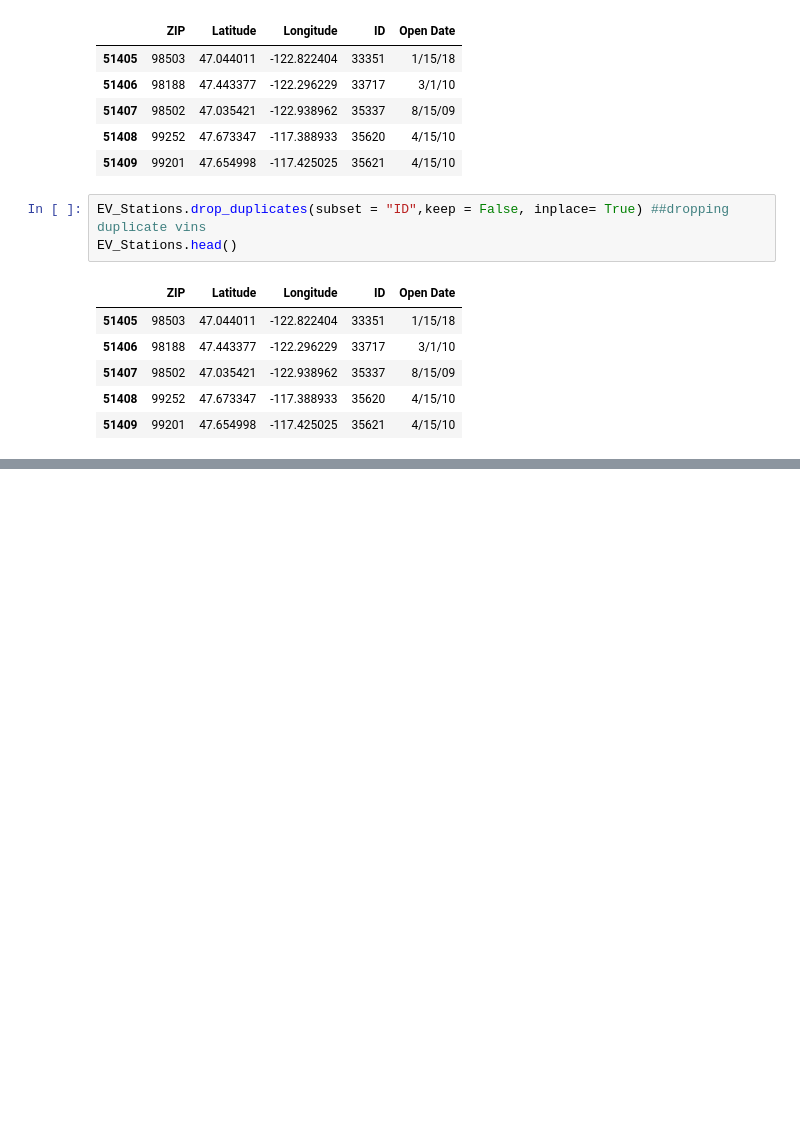
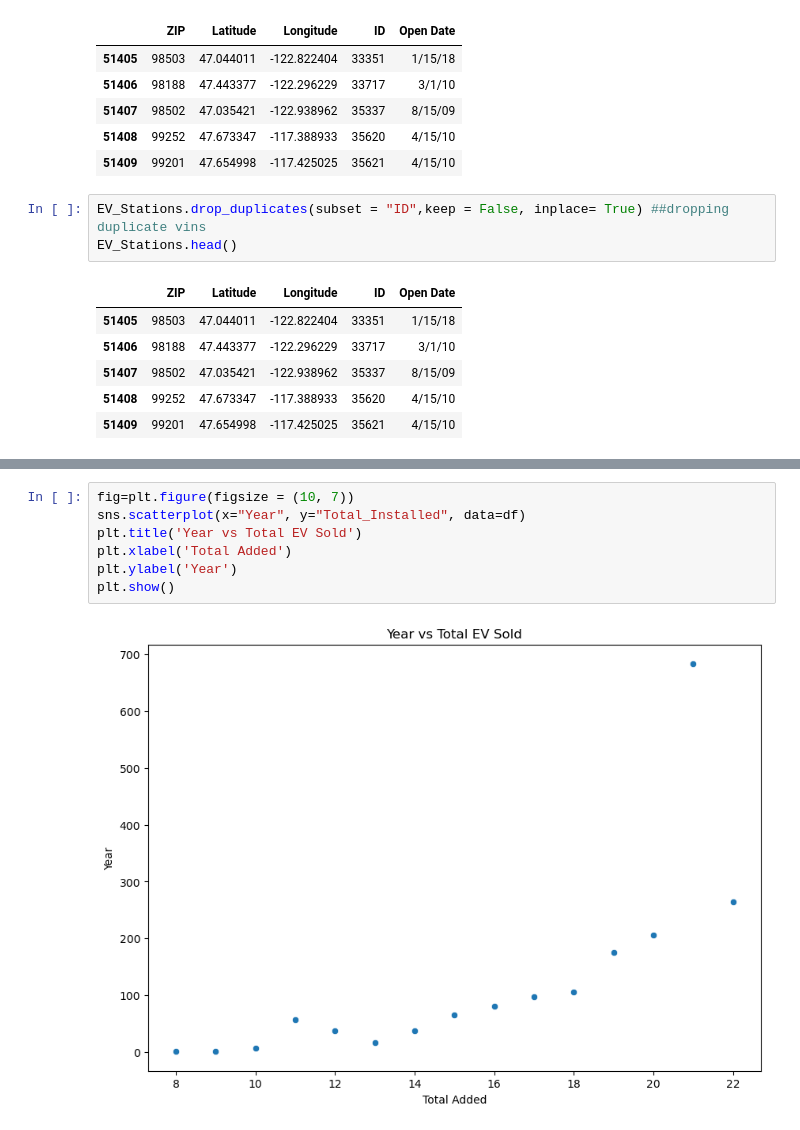
Before and after one commit to DavidN0809/ECGR-4105, a Jupyter notebook: Final Project/EV_Stations.ipynb, the cells around one changed output, grey strips where cells are left out. Saved outputs shown, nothing was run; the diff lists cells and outputs as text; blank space fills up the shorter version.

```diff
--- a/Final Project/EV_Stations.ipynb
+++ b/Final Project/EV_Stations.ipynb
@@ -103,0 +122,9 @@ EV_Stations_Test.head()
+# %%
+fig=plt.figure(figsize = (10, 7))
+sns.scatterplot(x="Year", y="Total_Installed", data=df)
+plt.title('Year vs Total EV Sold')
+plt.xlabel('Total Added')
+plt.ylabel('Year')
+plt.show()
+# %% [output]
+[figure, added]
```
Also changed, not shown: parts of 12 cells of this notebook.
